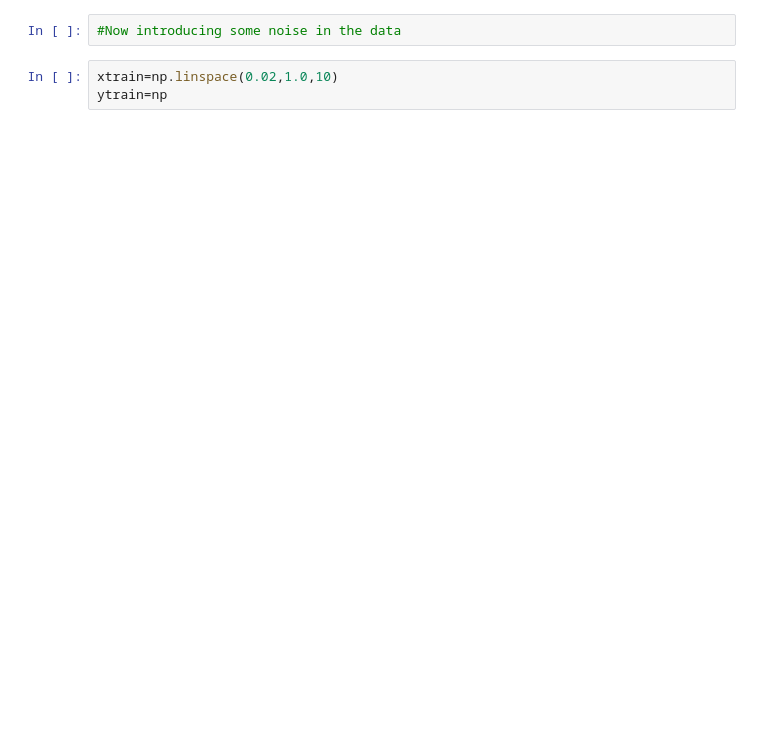
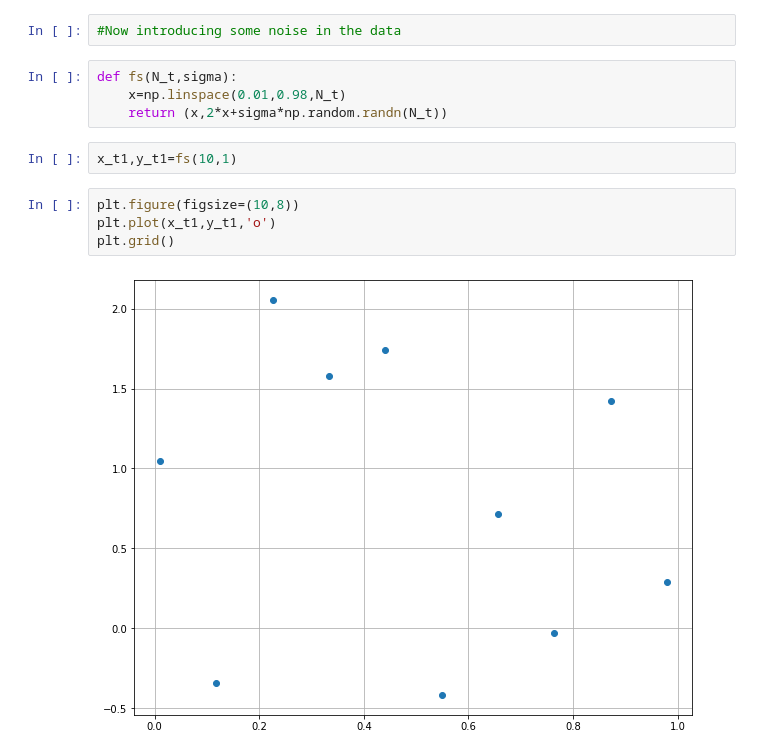
Before and after one commit to dabarbosa10/MachineLearning, a Jupyter notebook: LR.ipynb, the cells around one changed output. Drawn from its saved outputs; the diff is of its cells as text; blank space fills up the shorter version.

```diff
--- a/LR.ipynb
+++ b/LR.ipynb
@@ -112,5 +112,14 @@ plt.grid()
 # %%
 #Now introducing some noise in the data
-# %%
-xtrain=np.linspace(0.02,1.0,10)
-ytrain=np
+# %%
+def fs(N_t,sigma):
+    x=np.linspace(0.01,0.98,N_t)
+    return (x,2*x+sigma*np.random.randn(N_t))
+# %%
+x_t1,y_t1=fs(10,1)
+# %%
+plt.figure(figsize=(10,8))
+plt.plot(x_t1,y_t1,'o')
+plt.grid()
+# %% [output]
+[figure, added]
```
Also changed, not shown: parts of 5 cells of this notebook.
